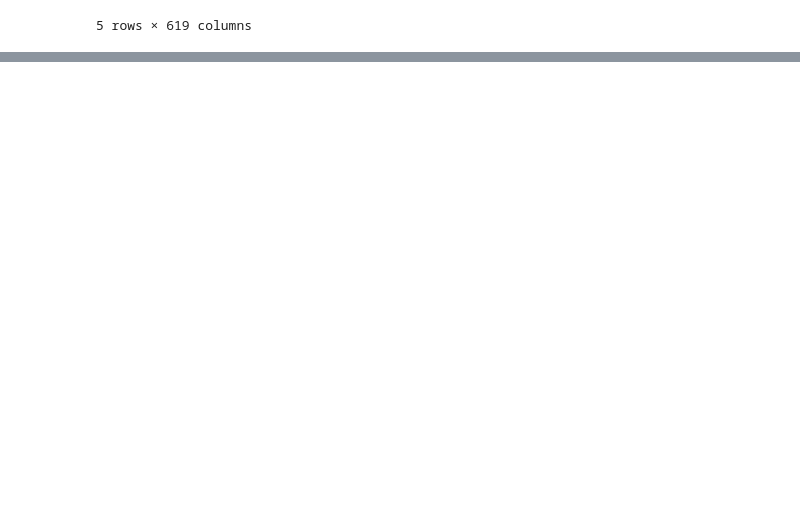
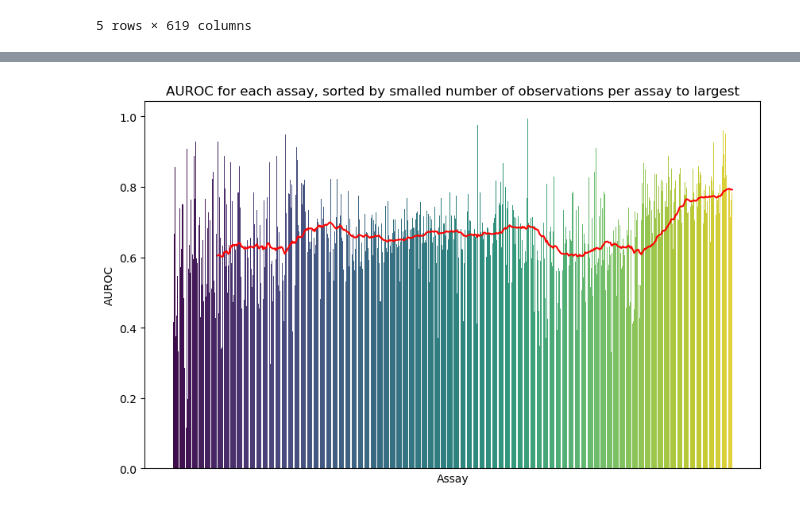
Before and after one commit to labdao/FS-Tox, a Jupyter notebook: notebooks/2.3-xgboost-toxcast.ipynb, the cells around one changed output, grey strips where cells are left out. Drawn from its saved outputs; the diff is of its cells as text; code cells hidden in the pictures; blank space fills up the shorter version.

Commit message:
xgboost models implemented for all datasets

```diff
--- a/notebooks/2.3-xgboost-toxcast.ipynb
+++ b/notebooks/2.3-xgboost-toxcast.ipynb
@@ -107,0 +153,3 @@ Best parameters for APR_HepG2_CellCycleArrest_24h_dn: {'max_depth': 6, 'gamma':
+# %%
+performance = pd.read_csv("../data/interim/toxcast-xgboost-outcomes.csv")
+performance.head()
@@ -107,0 +163,24 @@ Best parameters for APR_HepG2_CellCycleArrest_24h_dn: {'max_depth': 6, 'gamma':
+# %%
+# Count number of observations for each assay
+count_dict = toxcast.notnull().sum().to_dict()
+
+# Add counts for each assay to performance df
+performance['num_observations'] = performance['assay'].map(count_dict)
+
+# Sorting dataframe by 'datapoints' column
+df_sorted = performance.sort_values('num_observations', ascending=True)
+
+# Calculate rolling average of 'auroc' values
+df_sorted['rolling_avg'] = df_sorted['auroc'].rolling(window=50).mean()
+
+# Plotting
+plt.figure(figsize=(10,6))
+sns.barplot(data=df_sorted, x='assay', y='auroc', order=df_sorted['assay'], palette='viridis')
+plt.plot(df_sorted['assay'], df_sorted['rolling_avg'], color='red')  # plot the rolling average
+plt.title('AUROC for each assay, sorted by smalled number of observations per assay to largest')
+plt.xlabel('Assay')
+plt.ylabel('AUROC')
+plt.xticks([])
+plt.show()
+# %% [output]
+[figure, added]
```
Also changed, not shown: parts of 13 cells of this notebook, 1 other file.
